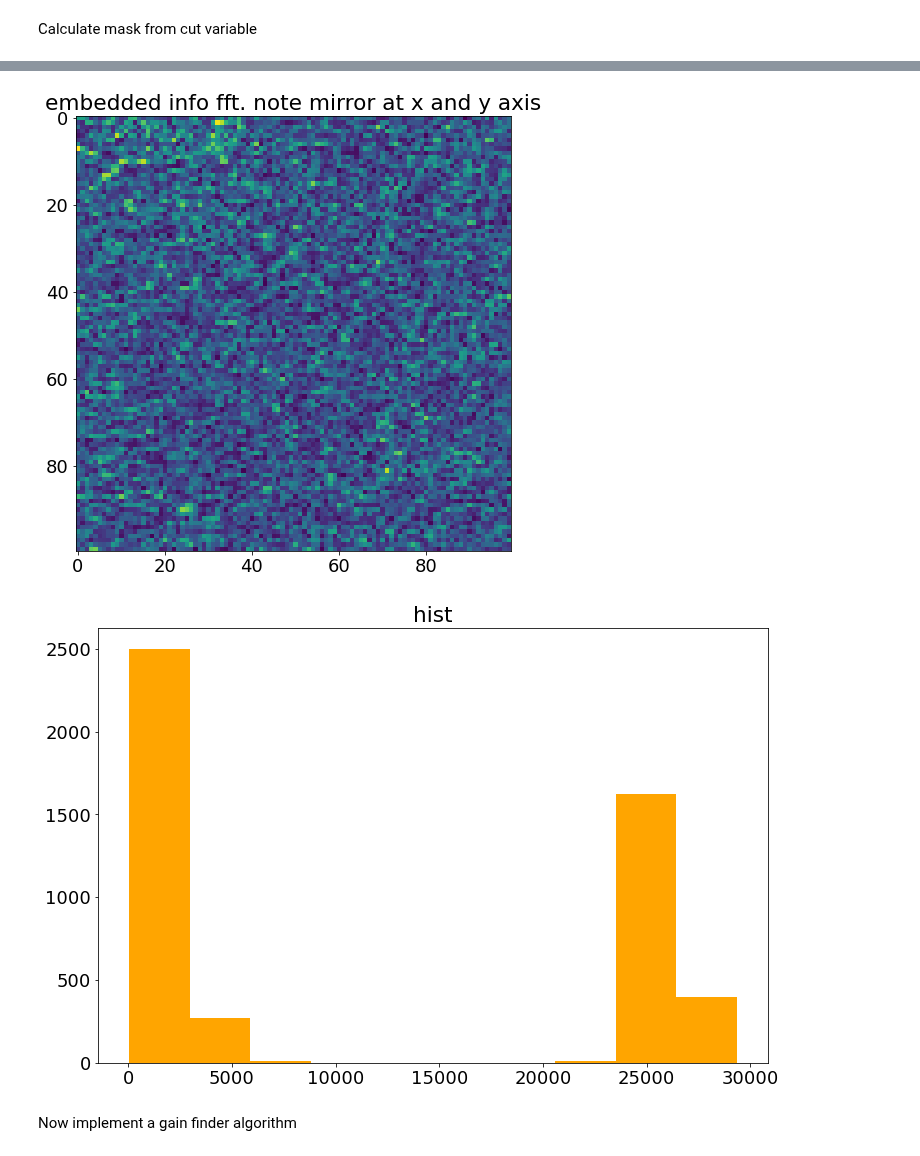
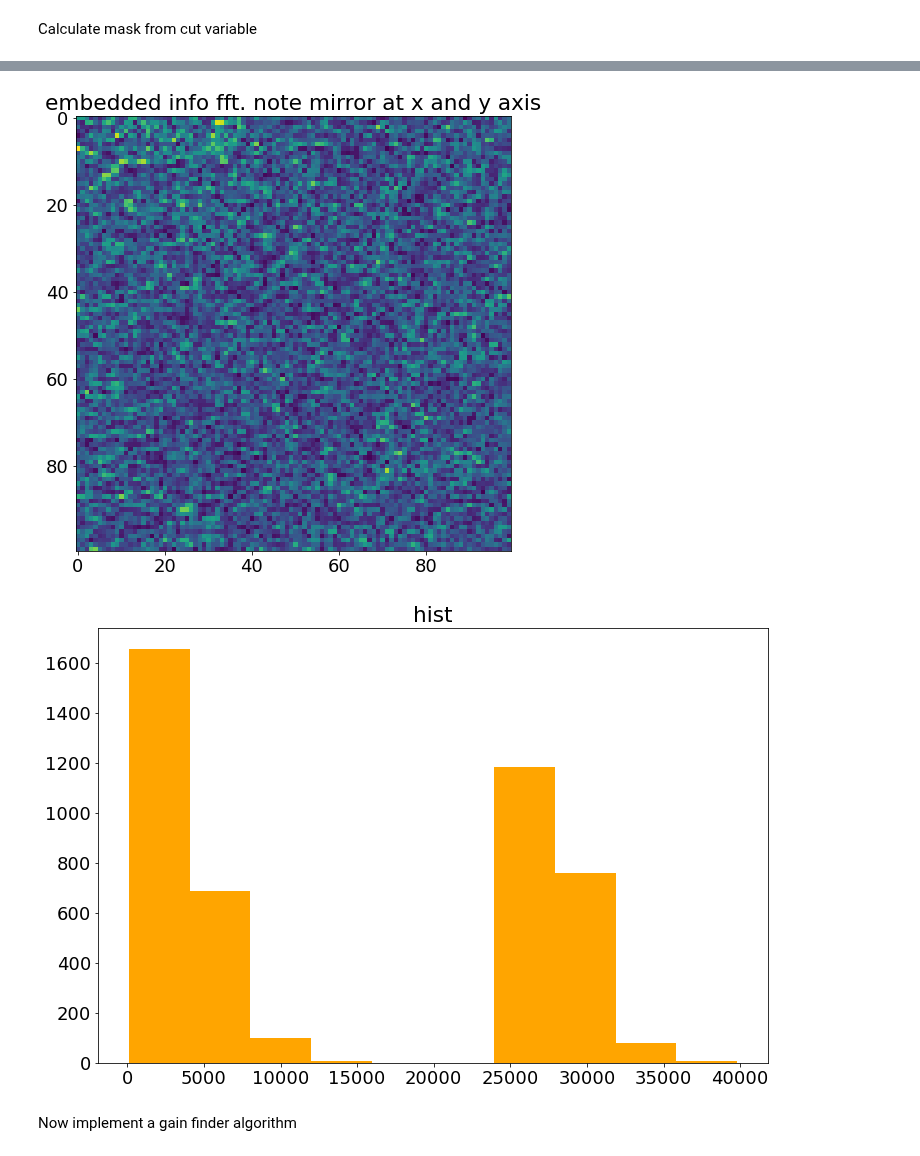
Before and after one commit to PIX3LFLUX/Steganosaurus, a Jupyter notebook: FFT_stego_sharp.ipynb, the cells around one changed output, grey strips where cells are left out. Drawn from its saved outputs; the diff is of its cells as text; code cells hidden in the pictures.

```diff
--- a/FFT_stego_sharp.ipynb
+++ b/FFT_stego_sharp.ipynb
@@ -112,9 +112,16 @@ gain = 50000
 bin_encoded =  text_to_bits_int(string, gain)
 print("bin_encoded:", bin_encoded[:20])
 
-def create_FFTmask(columns, rows, message):
+def create_FFTmask(columns, rows, message, optcut = None):
     # calculate minimum part to be cut and add another 3% because of rounding errors and for "safety"
     cut = np.sqrt(2*len(message)/(rows*columns))*1.03
+    if cut > 0.7:
+        raise Exception("The message is too large. Major distortions are to be expected.")
+    if not optcut:
+        if cut > 0.4:
+            raise Exception("The message is too large. Major distortions are to be expected.")
+        else:
+            cut = 0.4
 
     #cut off high frequencies from R channel
     mask = np.full((rows, columns), True)
@@ -135,9 +142,9 @@ def create_FFTmask(columns, rows, message):
 
     return mask, cut
 
-cover_r_fft_mask, cut = create_FFTmask(*(image.size), bin_encoded)
+cover_fft_mask, cut = create_FFTmask(*(image.size), bin_encoded)
 
-cover_r_fft_masked = np.abs(np.fft.fft2(Rot))*cover_r_fft_mask
+cover_r_fft_masked = np.abs(np.fft.fft2(Rot))*cover_fft_mask
 im = Image.fromarray(20*np.log10(cover_r_fft_masked))
 plt.figure()
 plt.imshow(im)
@@ -269,7 +265,9 @@ plt.title("stego red channel")
 print("max value stego_r:\n", np.max(stego_r))
 
 # calculate mask
-def calculate_FFTmask(columns, rows, cut):
+def calculate_FFTmask(columns, rows, cut = None):
+    if not cut:
+        cut = 0.4
     stego_fft_mask = np.full((rows, columns), True)
     row_start = round(rows/2*(1-cut))
     row_stop = round(rows/2*(1+cut))
@@ -279,7 +277,7 @@ def calculate_FFTmask(columns, rows, cut):
 
     return stego_fft_mask
 
-stego_fft_mask = calculate_FFTmask(*(stego_img.size), cut)
+stego_fft_mask = calculate_FFTmask(*(stego_img.size))
 
 plt.subplot(133)
 plt.imshow(stego_fft_mask, cmap="gray")
@@ -292,17 +290,17 @@ Text(0.5, 1.0, 'calculated fft mask')
 # %%
 def get_message(stego_channel, mask):
     # transform R channel into frequency domain
-    stego_r_fft =np.fft.fft2(stego_channel)
-    stego_r_fft_abs = np.abs(stego_r_fft)
-    ylen, xlen = stego_r_fft_abs.shape
+    stego_fft =np.fft.fft2(stego_channel)
+    stego_fft_abs = np.abs(stego_fft)
+    ylen, xlen = stego_fft_abs.shape
 
     plt.figure()
-    plt.imshow(stego_r_fft_abs[470:570, 470:570])
+    plt.imshow(stego_fft_abs[470:570, 470:570])
     plt.title("embedded info fft. note mirror at x and y axis")
 
     # calculate message length from mask -> predicted message length > true message length!
     message_length = int(np.count_nonzero(mask == False)//2)  #add buffer of 10%
-    print("message length: ", message_length)
+    print("predicted message length: ", message_length)
 
     # create message buffer
     message=np.zeros(message_length, dtype='uint32')
@@ -313,7 +311,7 @@ def get_message(stego_channel, mask):
                 # loads also data not in the range of the hidden, but gets sliced off later
                 if counter==message_length:
                     break
-                message[counter] = stego_r_fft_abs[i,j]
+                message[counter] = stego_fft_abs[i,j]
                 counter+=1
 
     return message
@@ -322,11 +320,6 @@ message = get_message(stego_r, stego_fft_mask)
 
 print(message[:20])
 
-# plot histogram
-plt.figure()
-plt.hist(message, histtype="bar", color="orange")
-plt.title("hist")
-
 # calculate threshold
 threshold = np.max(message)/2
 print("threshold", threshold)
@@ -334,9 +327,16 @@ print("threshold", threshold)
 # convert message values to binary
 binary = message2bin(message, threshold)
 print("binary", binary[:20])  # first 2 bytes are length of the embedded message
+
 # convert binary to utf-8
 Text, length = text_from_bits_int(binary)
 print("parsed message length", length)
+
+# plot histogram
+plt.figure()
+plt.hist(message[:length+16], histtype="bar", color="orange")
+plt.title("hist")
+
 print("bin_decoded:")
 print(Text)
 # %% [output]
@@ -347,20 +347,20 @@ threshold 14687.0
 binary [0 0 0 1 0 0 0 1 0 1 1 1 0 0 0 0 0 1 0 0]
 parsed message length 4464
 bin_decoded:
 It's about drive, it's about power
 We stay hungry, we devour 💪😄
 Put in the work, put in the hours and take what's ours (ahoo)
 Black and Samoan in my veins
 My culture bangin' with Strange
 I change the game, so what's my motherfuckin' name (Rock)
 (What they gonna get though?)
 Desecration, defamation, if you wanna bring it to the masses
 Face to face, now we escalatin', when I have to put boots to asses
 Mean on ya, like a dream when I'm rumblin', you're gonna scream mama
 So bring drama to the King Brahma (then what?)
 Comin' at you with extreme mana
 [figure]
-[figure, old version]
+[figure, new version]
 # %% [markdown]
 Now implement a gain finder algorithm
 # %%
```
Also changed, not shown: parts of 7 cells of this notebook, 2 other files.
